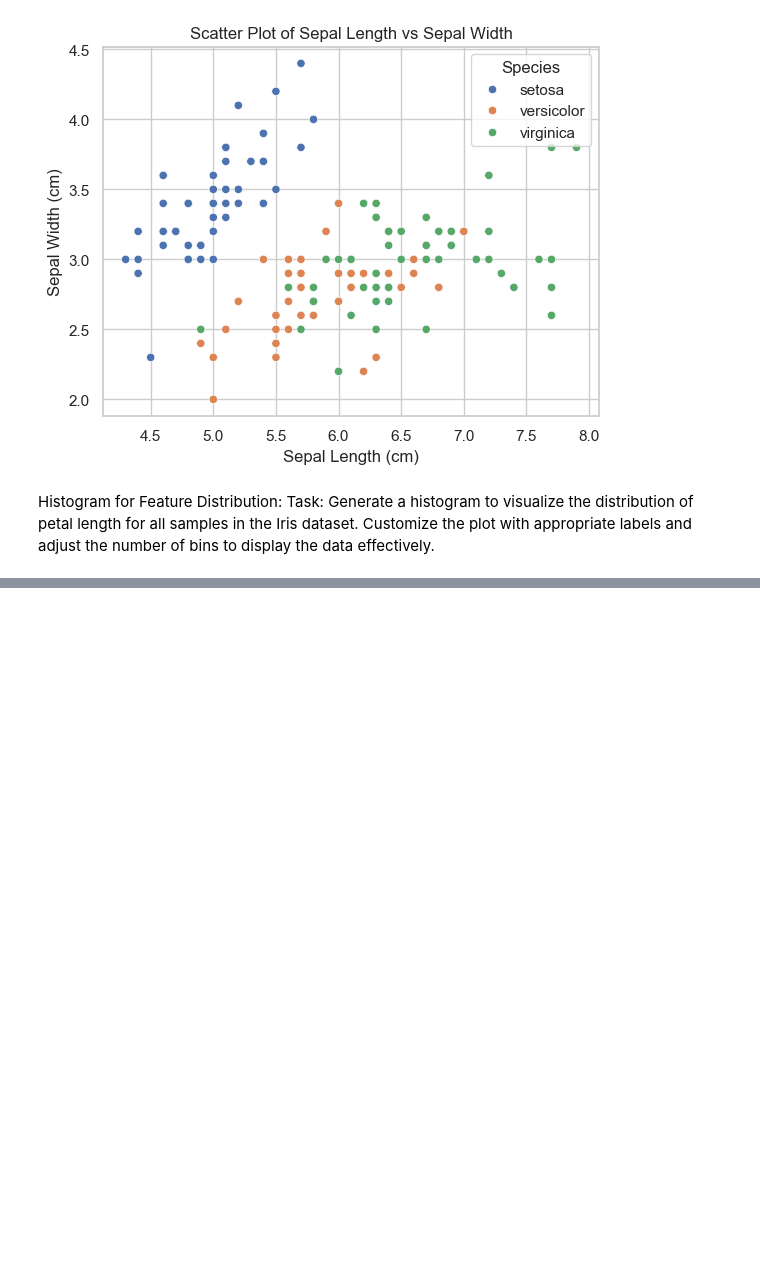
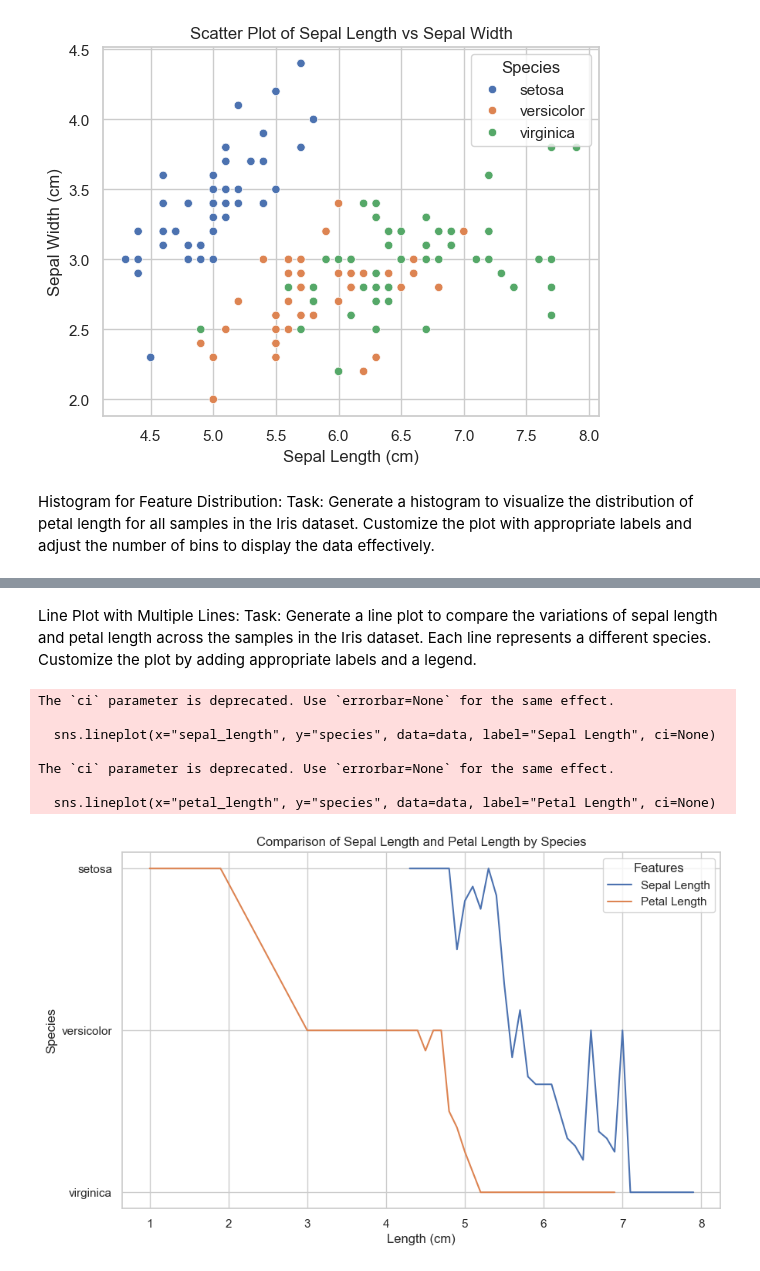
Before and after one commit to Bhuvanbhasker/Practice, a Jupyter notebook: string/matplotlib/iris.ipynb, the cells around one changed output, grey strips where cells are left out. Cells and saved outputs as stored; diff of their text form; code cells hidden in the pictures; blank space fills up the shorter version.

```diff
--- a/string/matplotlib/iris.ipynb
+++ b/string/matplotlib/iris.ipynb
@@ -39,0 +92,35 @@ Histogram for Feature Distribution: Task: Generate a histogram to visualize the
+# %% [markdown]
+Line Plot with Multiple Lines: Task: Generate a line plot to compare the variations of sepal length and petal length across the samples in the Iris dataset. Each line represents a different species. Customize the plot by adding appropriate labels and a legend.
+# %%
+import matplotlib.pyplot as plt
+import seaborn as sns
+import pandas as pd
+
+# Read the Iris dataset from the CSV file
+data = pd.read_csv("D:\\progamming\\Practice\\string\\matplotlib\\iris.csv")
+
+# Create a line plot to compare sepal length and petal length for each species
+sns.set(style="whitegrid")
+plt.figure(figsize=(10, 6))  # Set the size of the figure
+
+# Customize the line plot with multiple lines for each species
+sns.lineplot(x="sepal_length", y="species", data=data, label="Sepal Length", ci=None)
+sns.lineplot(x="petal_length", y="species", data=data, label="Petal Length", ci=None)
+
+# Customize the plot with labels and a legend
+plt.title("Comparison of Sepal Length and Petal Length by Species")
+plt.xlabel("Length (cm)")
+plt.ylabel("Species")
+plt.legend(title="Features")
+
+# Show the plot
+plt.show()
+# %% [output]
+The `ci` parameter is deprecated. Use `errorbar=None` for the same effect.
+
+  sns.lineplot(x="sepal_length", y="species", data=data, label="Sepal Length", ci=None)
+
+The `ci` parameter is deprecated. Use `errorbar=None` for the same effect.
+
+  sns.lineplot(x="petal_length", y="species", data=data, label="Petal Length", ci=None)
+[figure, added]
```
Also changed, not shown: parts of 5 cells of this notebook.
